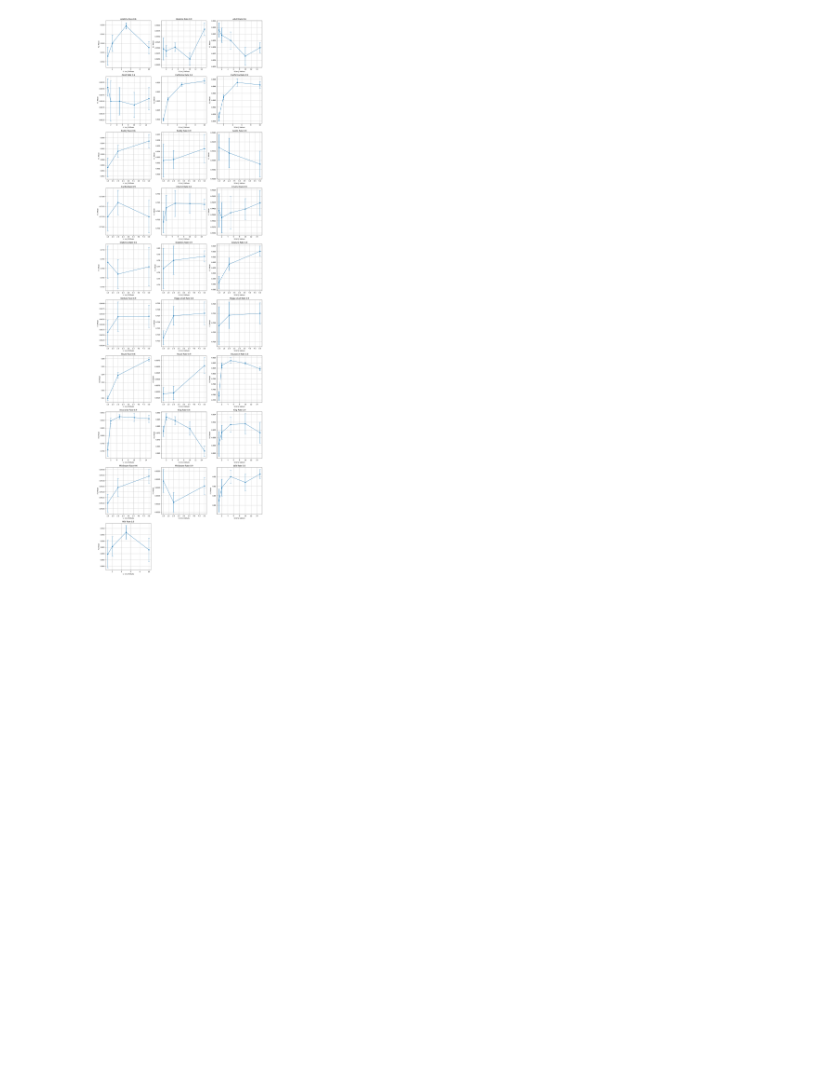
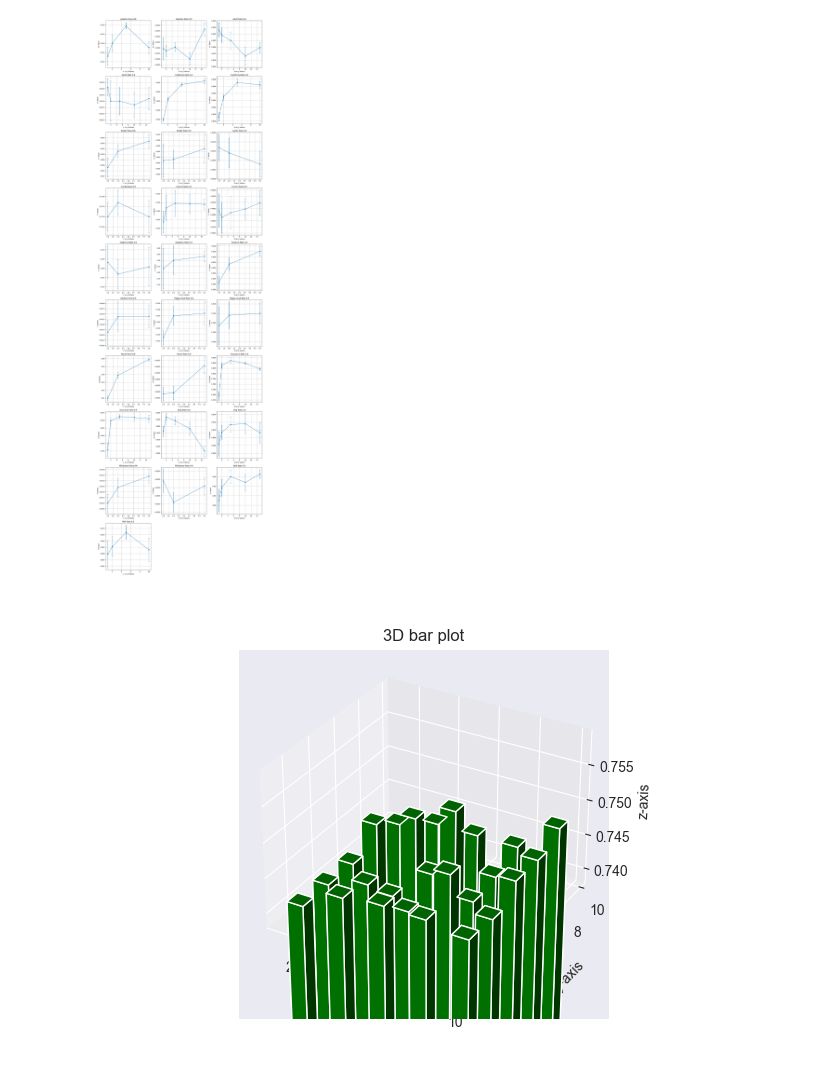
Before and after one commit to Xiyuche/xyc-tab-ddpm-main, a Jupyter notebook: plot-result-json.ipynb, the cells around one changed output. Cells and saved outputs as stored; diff of their text form; code cells hidden in the pictures; blank space fills up the shorter version.

```diff
--- a/plot-result-json.ipynb
+++ b/plot-result-json.ipynb
@@ -109,3 +109,53 @@ Plotting for dataset: miniboone with known rate: 0.9
 Plotting for dataset: wilt with known rate: 0.6
 Plotting for dataset: wilt with known rate: 0.9
 [figure]
+# %%
+# creating 3d bar plot using matplotlib
+# in python
+
+# to interact  with plot
+%matplotlib widget
+
+# importing required libraries
+from mpl_toolkits.mplot3d import Axes3D
+import matplotlib.pyplot as plt
+import numpy as np
+
+# Given dictionary
+data_means = {
+    ("1", "1"): 0.7413, ("1", "3"): 0.7413, ("1", "5"): 0.7413, ("1", "7"): 0.7442, ("1", "9"): 0.7413,
+    ("3", "1"): 0.7443, ("3", "3"): 0.7431, ("3", "5"): 0.7383, ("3", "7"): 0.7467, ("3", "9"): 0.7430,
+    ("5", "1"): 0.7450, ("5", "3"): 0.7410, ("5", "5"): 0.7433, ("5", "7"): 0.7494, ("5", "9"): 0.7430,
+    ("7", "1"): 0.7449, ("7", "3"): 0.7481, ("7", "5"): 0.7411, ("7", "7"): 0.7416, ("7", "9"): 0.7430,
+    ("9", "1"): 0.7440, ("9", "3"): 0.7436, ("9", "5"): 0.7459, ("9", "7"): 0.7458, ("9", "9"): 0.7474
+}
+
+# Processing to xyzs and dxyz
+xs = [int(key[0]) for key in data_means]
+ys = [int(key[1]) for key in data_means]
+zs = [0] * len(data_means)  # Starting z at 0 for all bars
+dx = [0.8] * len(data_means)  # Width along x-axis
+dy = [0.8] * len(data_means)  # Width along y-axis
+dz = [value for value in data_means.values()]  # Heights of the bars
+
+
+# creating figure
+figg = plt.figure()
+ax = figg.add_subplot(111, projection='3d')
+
+# creating the plot
+plot_geeks = ax.bar3d(xs, ys, zs, dx,
+                      dy, dz, color='green')
+
+# setting title and labels
+ax.set_zlim(bottom=min(dz), top=max(dz) + 0.01)
+
+ax.set_title("3D bar plot")
+ax.set_xlabel('x-axis')
+ax.set_ylabel('y-axis')
+ax.set_zlabel('z-axis')
+
+# displaying the plot
+plt.show()
+# %% [output]
+[figure, added]
```
Also changed, not shown: parts of 1 cell of this notebook.
